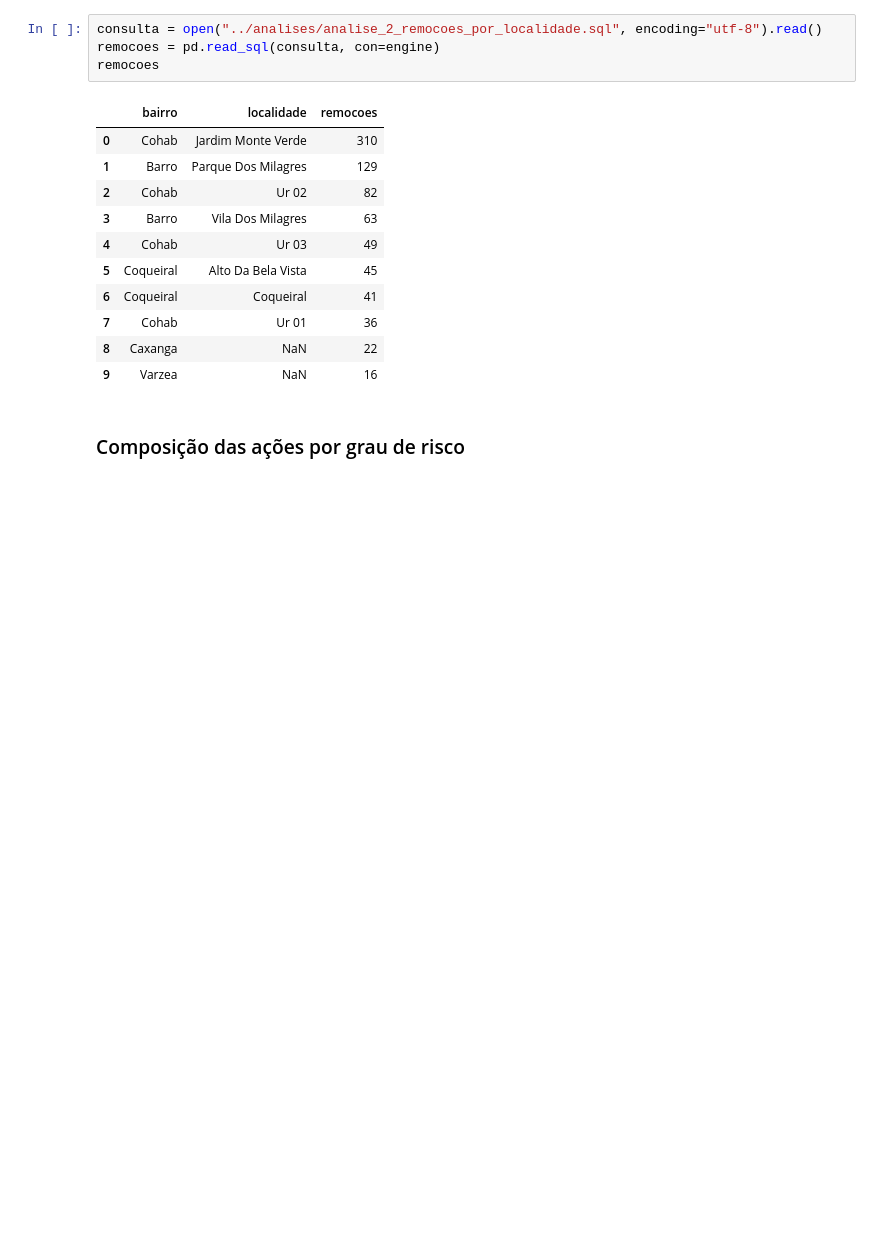
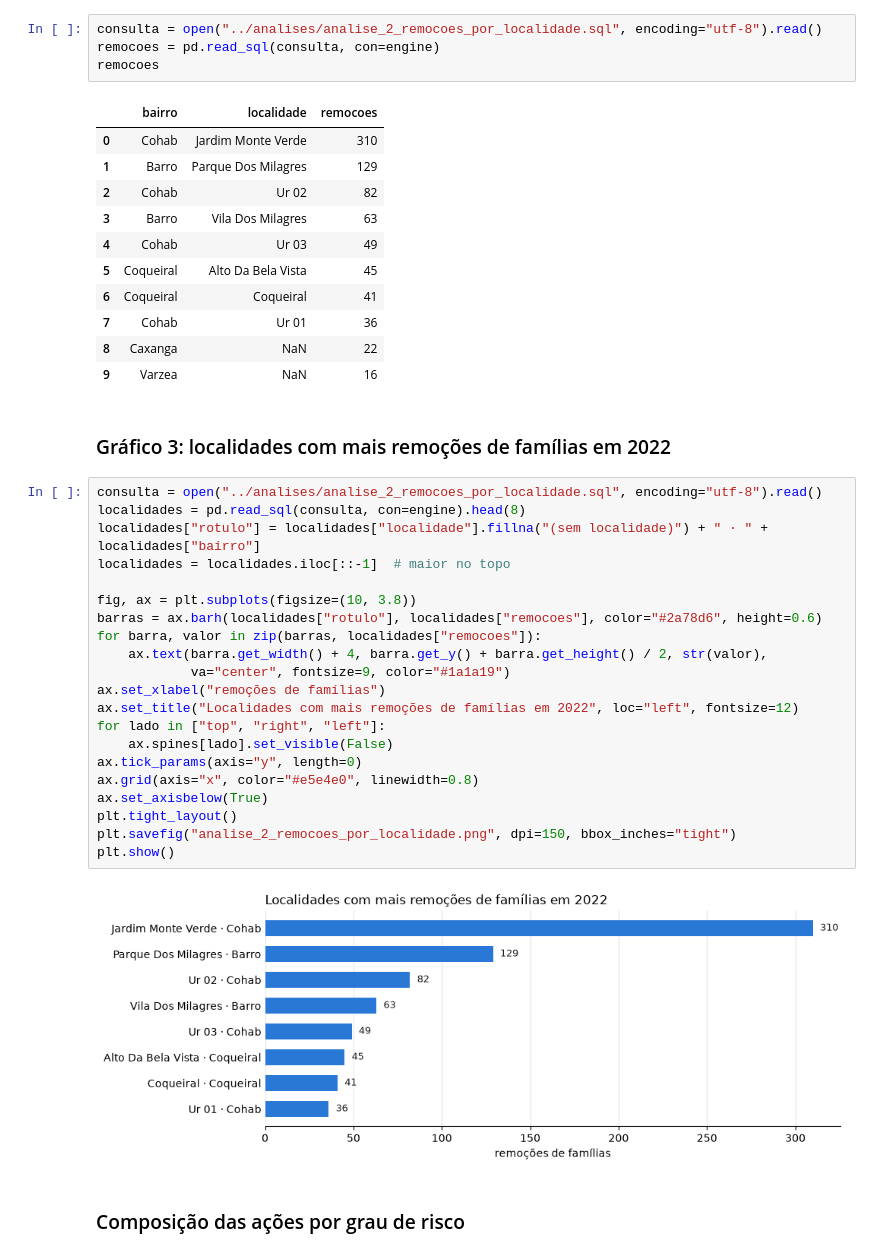
Before and after one commit to mathgoestech/pipeline-defesa-civil-recife, a Jupyter notebook: analises/analise_2_risco_x_tipo_acao.ipynb, the cells around one changed output. Cells and saved outputs as stored; diff of their text form; blank space fills up the shorter version.

```diff
--- a/analises/analise_2_risco_x_tipo_acao.ipynb
+++ b/analises/analise_2_risco_x_tipo_acao.ipynb
@@ -123,6 +168,31 @@ remocoes
 | 7 | Cohab | Ur 01 | 36 |
 | 8 | Caxanga | NaN | 22 |
 | 9 | Varzea | NaN | 16 |
+# %% [markdown]
+### Gráfico 3:  localidades com mais remoções de famílias em 2022
+# %%
+consulta = open("../analises/analise_2_remocoes_por_localidade.sql", encoding="utf-8").read()
+localidades = pd.read_sql(consulta, con=engine).head(8)
+localidades["rotulo"] = localidades["localidade"].fillna("(sem localidade)") + " · " + localidades["bairro"]
+localidades = localidades.iloc[::-1]  # maior no topo
+
+fig, ax = plt.subplots(figsize=(10, 3.8))
+barras = ax.barh(localidades["rotulo"], localidades["remocoes"], color="#2a78d6", height=0.6)
+for barra, valor in zip(barras, localidades["remocoes"]):
+    ax.text(barra.get_width() + 4, barra.get_y() + barra.get_height() / 2, str(valor),
+            va="center", fontsize=9, color="#1a1a19")
+ax.set_xlabel("remoções de famílias")
+ax.set_title("Localidades com mais remoções de famílias em 2022", loc="left", fontsize=12)
+for lado in ["top", "right", "left"]:
+    ax.spines[lado].set_visible(False)
+ax.tick_params(axis="y", length=0)
+ax.grid(axis="x", color="#e5e4e0", linewidth=0.8)
+ax.set_axisbelow(True)
+plt.tight_layout()
+plt.savefig("analise_2_remocoes_por_localidade.png", dpi=150, bbox_inches="tight")
+plt.show()
+# %% [output]
+[figure, added]
 # %% [markdown]
 ### Composição das ações por grau de risco
 # %%
```
Also changed, not shown: parts of 4 cells of this notebook.
